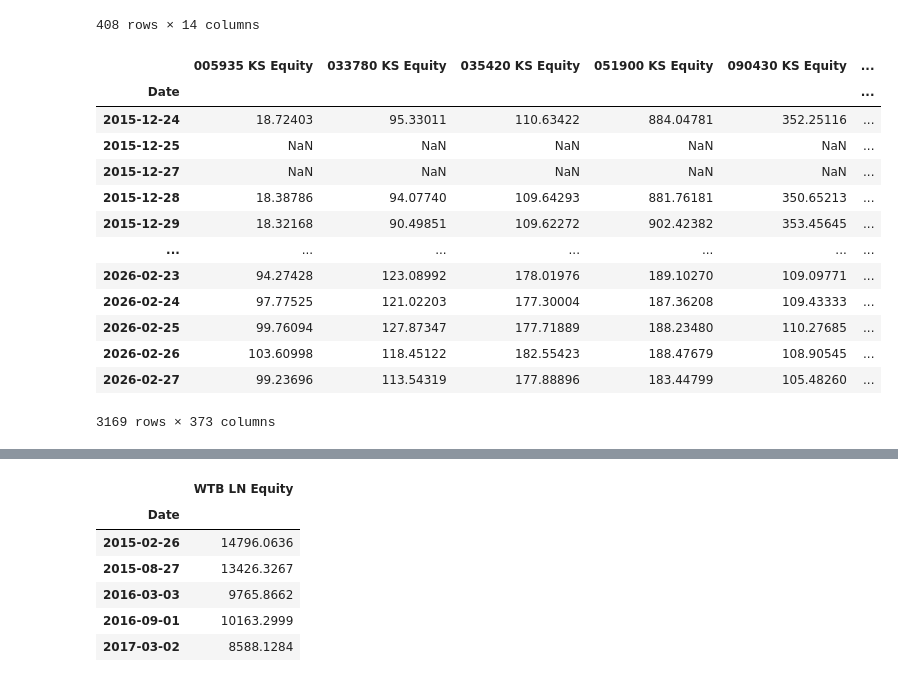
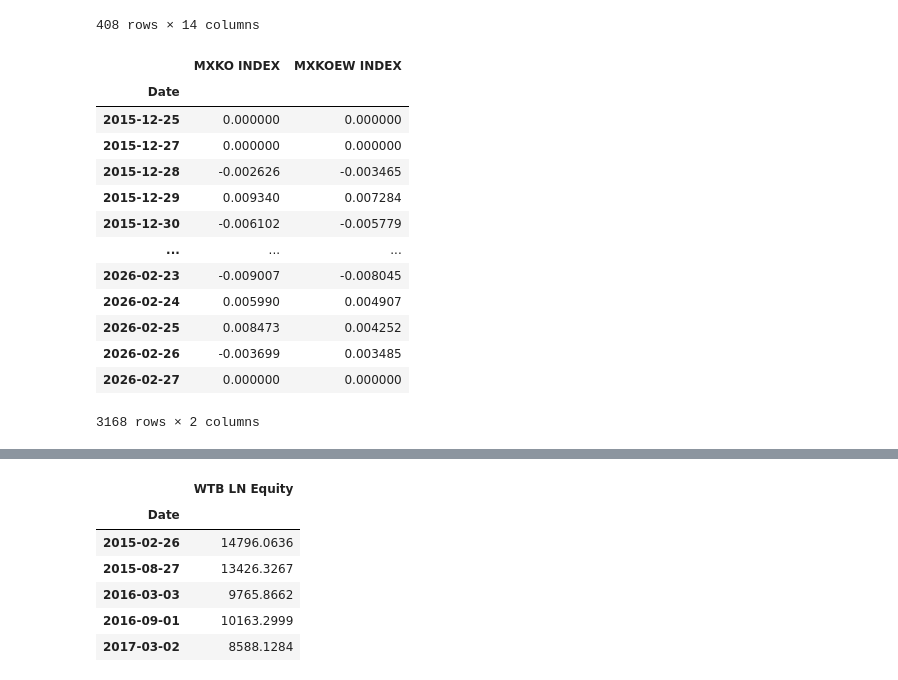
Before and after one commit to YH-05/quants, a Jupyter notebook: notebook/LIST_Transcript/backtest.ipynb, the cells around one changed output, grey strips where cells are left out. Cells and saved outputs as stored; diff of their text form; code cells hidden in the pictures.

```diff
--- a/notebook/LIST_Transcript/backtest.ipynb
+++ b/notebook/LIST_Transcript/backtest.ipynb
@@ -50,11 +53,10 @@ MSCI_WORLD_COL = "MXWDJ INDEX"
 # %%
 rf = bt.fetch_dgs10_daily_rf()
-price = bt.load_bloomberg_prices()
+prices = bt.load_bloomberg_prices()
+returns = bt.compute_daily_returns(prices=prices)
 mcap = bt.load_bloomberg_mcap()
 
 universe_data = bt.load_universe_data()
-
-
 mapping = bt.build_bbg_ticker_map()
 # %% [output]
 DGS10 loaded from cache: 2557 observations
@@ -87,19 +117,19 @@ display(df_universe_data)
 | 407 | BZ0CYQ4 | Baxalta, Inc. | UNITED STATES | Health Care | Pharmaceuticals Biotechnology & L... | 21296.690 |  |  |  | ... |
 408 rows × 14 columns
 # %%
-display(price)
+display(returns[['MXKO INDEX', 'MXKOEW INDEX']])
 # %% [output]
-|  | 005935 KS Equity | 033780 KS Equity | 035420 KS Equity | 051900 KS Equity | 090430 KS Equity | ... |
-| Date |  |  |  |  |  | ... |
-| 2015-12-24 | 18.72403 | 95.33011 | 110.63422 | 884.04781 | 352.25116 | ... |
-| 2015-12-25 | NaN | NaN | NaN | NaN | NaN | ... |
-| 2015-12-27 | NaN | NaN | NaN | NaN | NaN | ... |
-| 2015-12-28 | 18.38786 | 94.07740 | 109.64293 | 881.76181 | 350.65213 | ... |
-| 2015-12-29 | 18.32168 | 90.49851 | 109.62272 | 902.42382 | 353.45645 | ... |
-| ... | ... | ... | ... | ... | ... | ... |
-| 2026-02-23 | 94.27428 | 123.08992 | 178.01976 | 189.10270 | 109.09771 | ... |
-| 2026-02-24 | 97.77525 | 121.02203 | 177.30004 | 187.36208 | 109.43333 | ... |
-| 2026-02-25 | 99.76094 | 127.87347 | 177.71889 | 188.23480 | 110.27685 | ... |
-| 2026-02-26 | 103.60998 | 118.45122 | 182.55423 | 188.47679 | 108.90545 | ... |
-| 2026-02-27 | 99.23696 | 113.54319 | 177.88896 | 183.44799 | 105.48260 | ... |
+|  | MXKO INDEX | MXKOEW INDEX |
+| Date |  |  |
+| 2015-12-25 | 0.000000 | 0.000000 |
+| 2015-12-27 | 0.000000 | 0.000000 |
+| 2015-12-28 | -0.002626 | -0.003465 |
+| 2015-12-29 | 0.009340 | 0.007284 |
+| 2015-12-30 | -0.006102 | -0.005779 |
+| ... | ... | ... |
+| 2026-02-23 | -0.009007 | -0.008045 |
+| 2026-02-24 | 0.005990 | 0.004907 |
+| 2026-02-25 | 0.008473 | 0.004252 |
+| 2026-02-26 | -0.003699 | 0.003485 |
+| 2026-02-27 | 0.000000 | 0.000000 |
-3169 rows × 373 columns
+3168 rows × 2 columns
```
Also changed, not shown: parts of 7 cells of this notebook, 59 other files.
